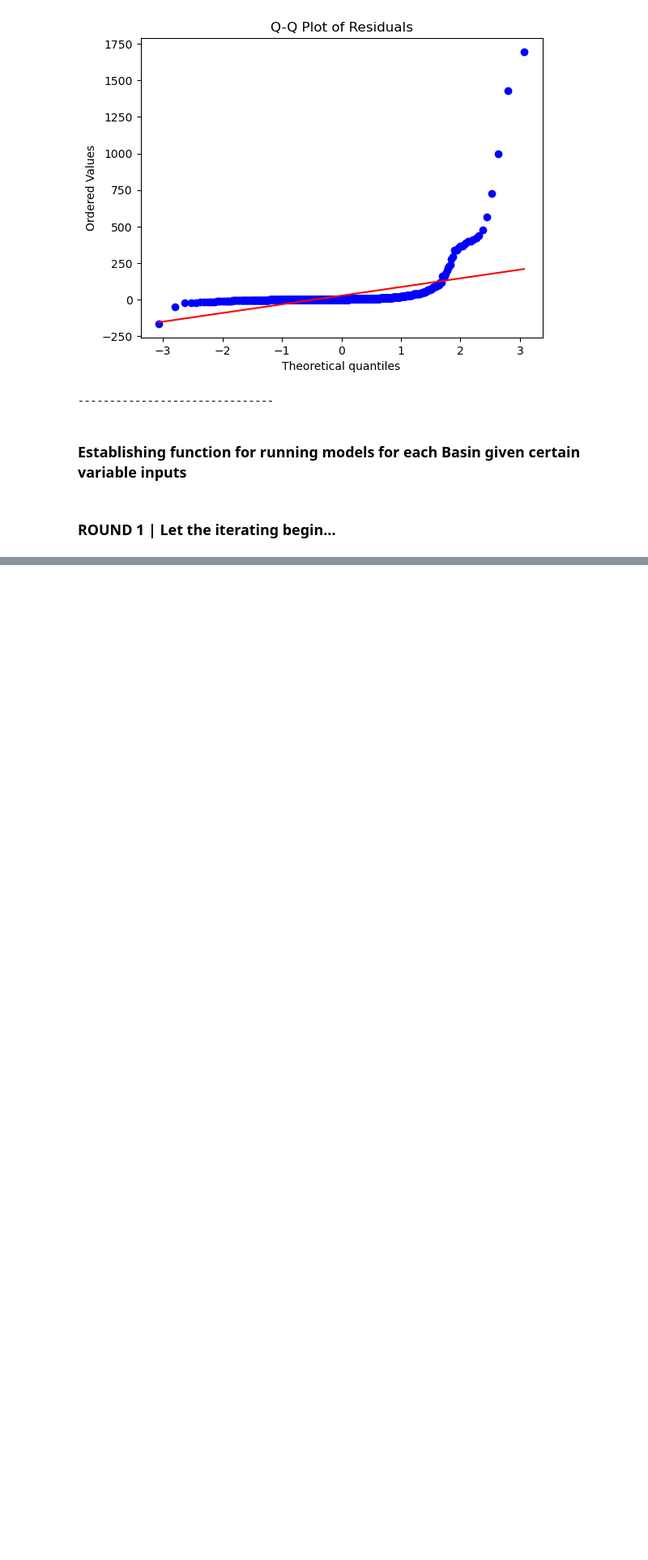
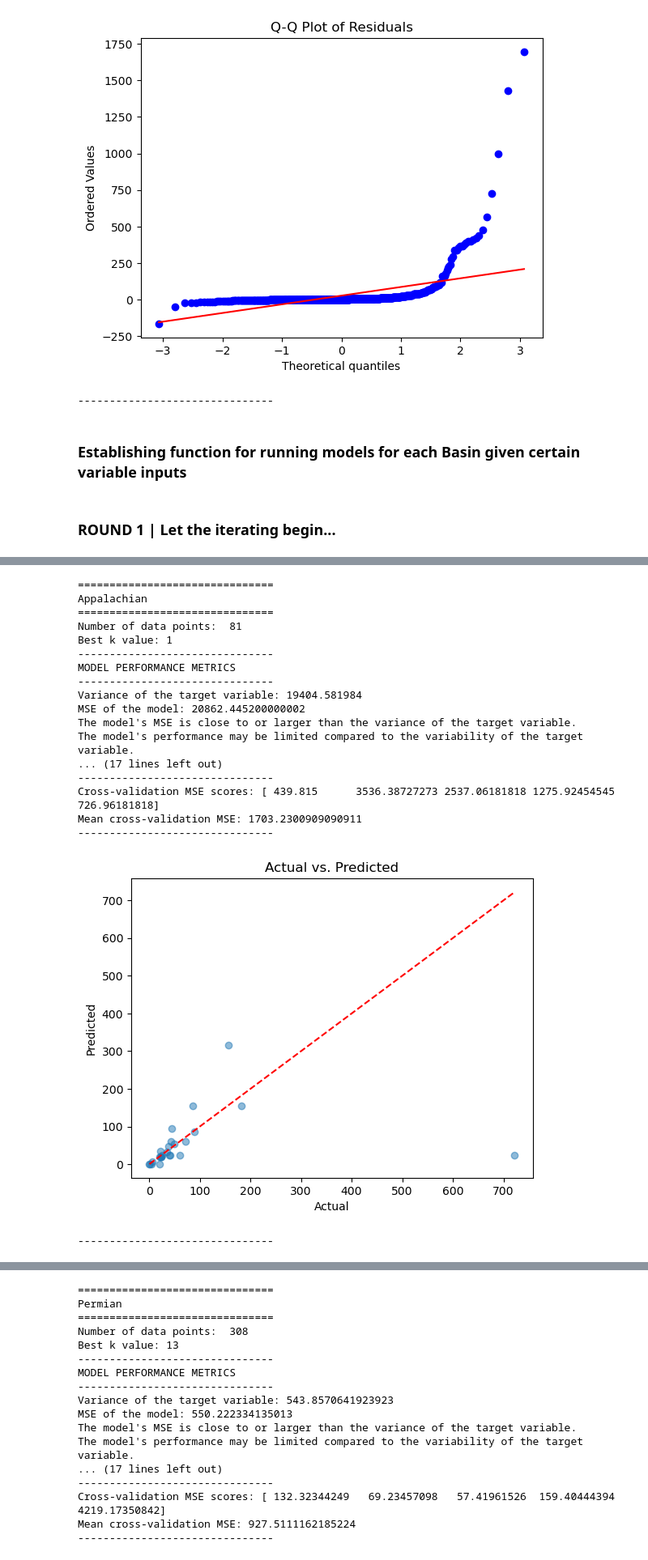
Before and after one commit to bsvab/predicting-li-concentration-using-machine-learning, a Jupyter notebook: code_ml/ml_models/ml_model_train_test_knn.ipynb, the cells around one changed output, grey strips where cells are left out. Shown at 81% size. Cells and saved outputs as stored; diff of their text form; code cells hidden in the pictures; blank space fills up the shorter version.

```diff
--- a/code_ml/ml_models/ml_model_train_test_knn.ipynb
+++ b/code_ml/ml_models/ml_model_train_test_knn.ipynb
@@ -627,0 +657,35 @@ Mean cross-validation MSE: 255.51296842592592
+# %%
+# Define all the variables...
+df = df_data.copy()
+round = '02'
+basins = df_data['BASIN_CATEGORY'].unique()
+columns_to_drop = ['IDUSGS', 'PERIOD', 'DATESAMPLE', 'API', 'Ba', 'Zn', 'B', 'FeTot', 'DEPTHLOWER', 'Sr', 'Br', 'HCO3', 'WELLTYPE', 'STATE', 'WELLNAME', 'PLAYTYPE', 'FORMSIMPLE', 'COUNTY', 'PROVINCE', 'REGION']
+categorical_columns = [] # NONE for this round
+test_size = 0.3
+random_state = 42
+k_values = list(range(1, 21))
+
+# Run the function...
+df_round02 = generate_knn_models_by_basin(df=df, round=round, basins=basins, columns_to_drop=columns_to_drop, categorical_columns=categorical_columns,
+                                          test_size=test_size, random_state=random_state, k_values=k_values)
+df_round02
+# %% [output]
+===============================
+Appalachian
+===============================
+Number of data points:  81
+Best k value: 1
+-------------------------------
+MODEL PERFORMANCE METRICS
+-------------------------------
+Variance of the target variable: 19404.581984
+MSE of the model: 20862.445200000002
+The model's MSE is close to or larger than the variance of the target variable.
+The model's performance may be limited compared to the variability of the target variable.
+... (17 lines left out)
+-------------------------------
+Cross-validation MSE scores: [ 439.815      3536.38727273 2537.06181818 1275.92454545  726.96181818]
+Mean cross-validation MSE: 1703.2300909090911
+-------------------------------
+[figure, added]
+-------------------------------
@@ -627,0 +694,17 @@ Mean cross-validation MSE: 255.51296842592592
+===============================
+Permian
+===============================
+Number of data points:  308
+Best k value: 13
+-------------------------------
+MODEL PERFORMANCE METRICS
+-------------------------------
+Variance of the target variable: 543.8570641923923
+MSE of the model: 550.222334135013
+The model's MSE is close to or larger than the variance of the target variable.
+The model's performance may be limited compared to the variability of the target variable.
+... (17 lines left out)
+-------------------------------
+Cross-validation MSE scores: [ 132.32344249   69.23457098   57.41961526  159.40444394 4219.17350842]
+Mean cross-validation MSE: 927.5111162185224
+-------------------------------
```
Also changed, not shown: parts of 18 cells of this notebook.
